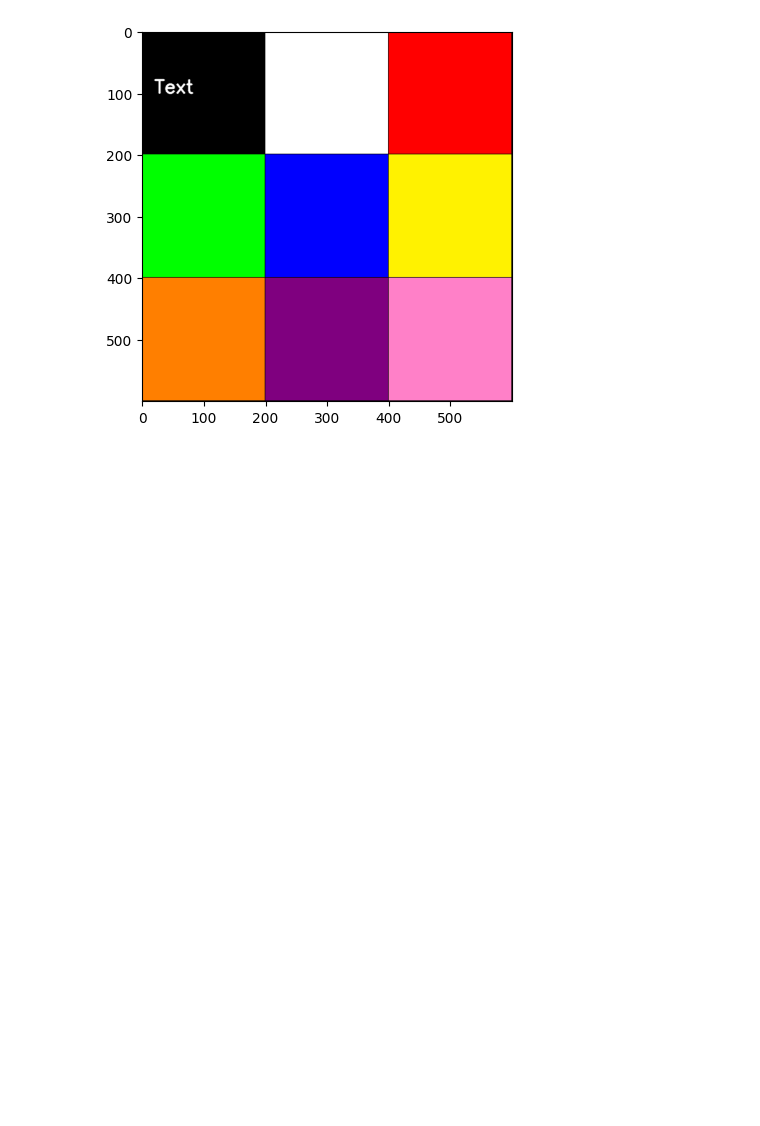
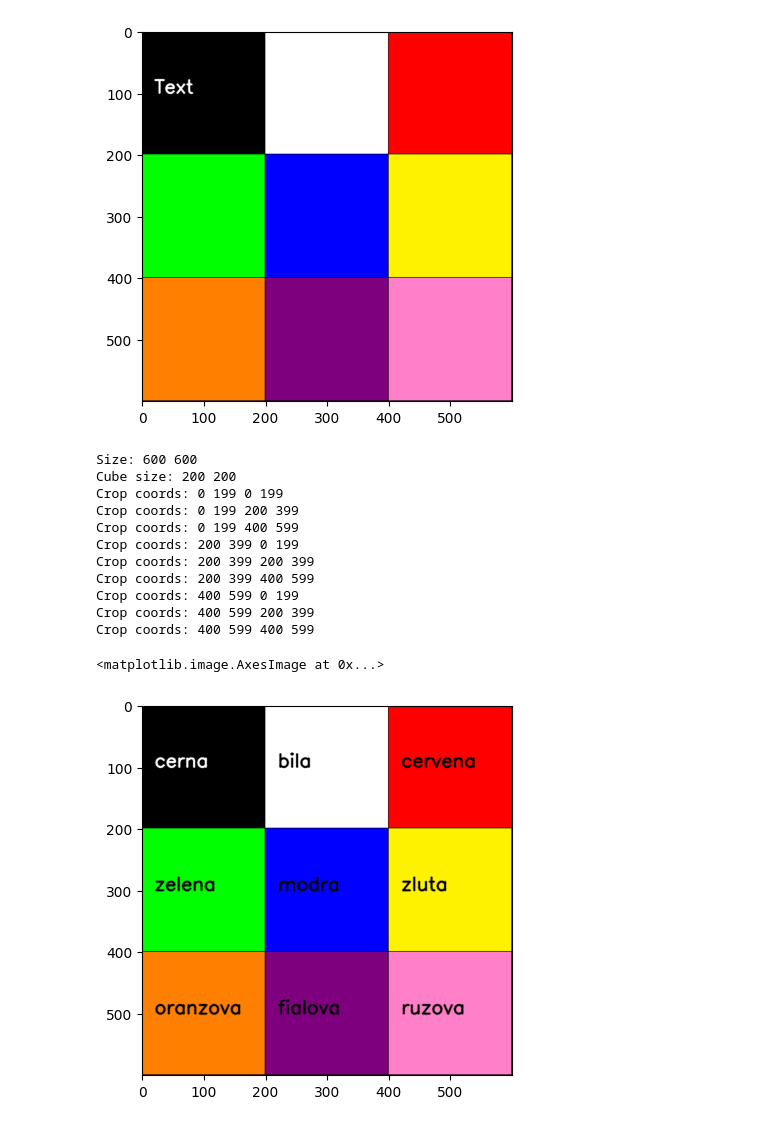
Before and after one commit to TUL-IT-2020/PVI-Pocitacove_videni, a Jupyter notebook: cviceni/cv02/cv02.ipynb, the cells around one changed output. Drawn from its saved outputs; the diff is of its cells as text; code cells hidden in the pictures; blank space fills up the shorter version.

```diff
--- a/cviceni/cv02/cv02.ipynb
+++ b/cviceni/cv02/cv02.ipynb
@@ -32,17 +36,9 @@ im = cv2.putText(im, 'Text', org, font, fontScale, colT, thickness, cv2.LINE_AA)
 import numpy as np
 import matplotlib.pyplot as plt
 import cv2
-# %%
-# Rozpoznání barev: bílá, šedá, černá, červená, zelená, modrá, žlutá, oranžová, fialová, růžová, (hnědá)
-colors = ("bila", "seda", "cerna", "cervena", "zelena", "modra", "zluta", "oranzova", "fialova", "ruzova", "hneda")
-
-def color2text(crop_img: np.ndarray) -> str:
-	# mean color of the image in x,y direction
-	mean = cv2.mean(crop_img)
-	# mean color of the image in x direction
-	#mean_x = cv2.mean(crop_img)[0]
-	# mean color of the image in y direction
-	#mean_y = cv2.mean(crop_img)[1]
+# %%
+DEBUG = False
+VERBOSE = True
 # %%
 # Zobrazení obrázku
 img_file = "cv02_01.bmp"
@@ -73,3 +122,49 @@ plt.imshow(im)
 # %% [output]
 <matplotlib.image.AxesImage at 0x...>
 [figure]
+# %%
+rows, cols = 3, 3
+img_color_names = img.copy()
+y, x = img.shape[0:2]
+cube_size_x = int(x/cols)
+cube_size_y = int(y/rows)
+if VERBOSE:
+    print("Size:", x,y)
+    print("Cube size:", cube_size_x, cube_size_y)
+
+for i in range(rows):
+    for j in range(cols):
+        x_min = i*cube_size_x
+        x_max = i*cube_size_x+cube_size_x-1
+        y_min = j*cube_size_y
+        y_max = j*cube_size_y+cube_size_y-1
+        if VERBOSE:
+            print("Crop coords:", x_min, x_max, y_min, y_max)
+        crop_img = img[y_min:y_max, x_min:x_max]
+        if DEBUG:
+            print(crop_img.shape)
+        # print text
+        # color
+        if i == 0 and j == 0:
+            colT = (255, 255, 255)
+        else:
+            colT = (0, 0, 0)
+        color_name = color2text(crop_img)
+        text_coords = (x_min+20, y_min+cube_size_y//2)
+        img_color_names = cv2.putText(img_color_names, color_name, text_coords, font, fontScale, colT, thickness, cv2.LINE_AA)
+
+plt.imshow(img_color_names)
+# %% [output]
+Size: 600 600
+Cube size: 200 200
+Crop coords: 0 199 0 199
+Crop coords: 0 199 200 399
+Crop coords: 0 199 400 599
+Crop coords: 200 399 0 199
+Crop coords: 200 399 200 399
+Crop coords: 200 399 400 599
+Crop coords: 400 599 0 199
+Crop coords: 400 599 200 399
+Crop coords: 400 599 400 599
+<matplotlib.image.AxesImage at 0x...>
+[figure, added]
```
Also changed, not shown: parts of 4 cells of this notebook.
